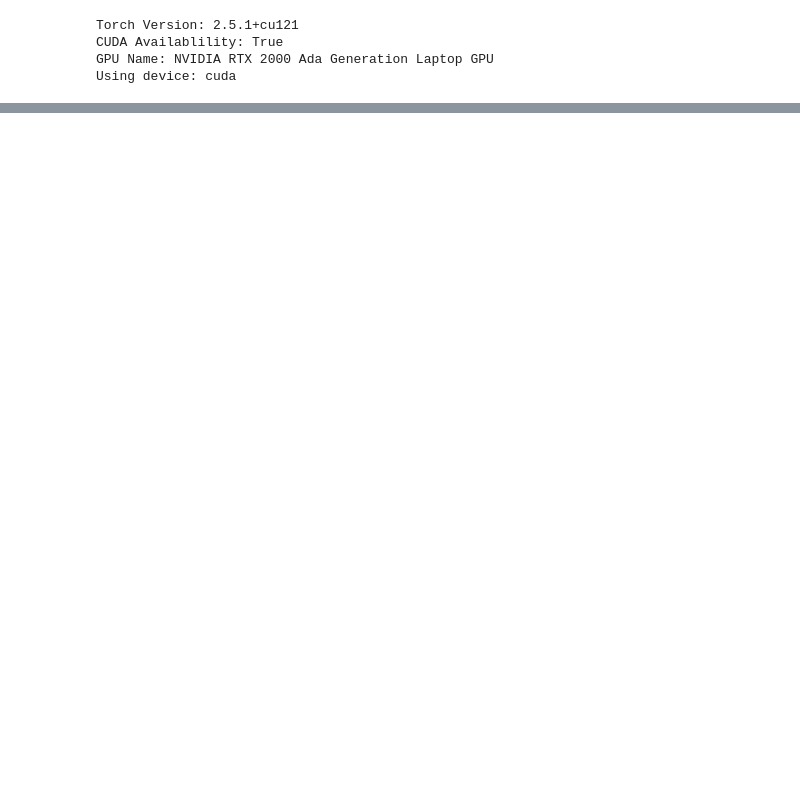
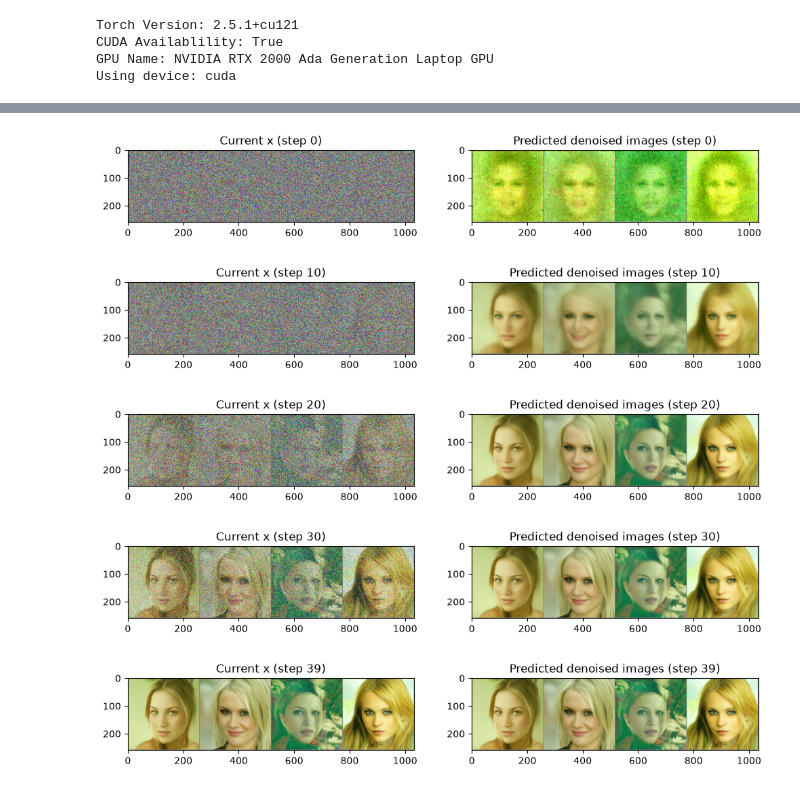
Before and after one commit to FlyingMatrix/diffusion, a Jupyter notebook: diffusion-fine-tuning.ipynb, the cells around one changed output, grey strips where cells are left out. Drawn from its saved outputs; the diff is of its cells as text; code cells hidden in the pictures; blank space fills up the shorter version.

```diff
--- a/diffusion-fine-tuning.ipynb
+++ b/diffusion-fine-tuning.ipynb
@@ -41,0 +42,46 @@ images[0]
+# %%
+# Create new scheduler and set num inference steps
+scheduler = DDIMScheduler.from_pretrained("google/ddpm-celebahq-256")
+scheduler.set_timesteps(num_inference_steps=40)
+# %%
+# The random starting point
+x = torch.randn(4, 3, 256, 256).to(device)  # Batch of 4, 3-channel 256 x 256 px images
+
+# Loop through the sampling timesteps
+for i, t in tqdm(enumerate(scheduler.timesteps)):
+
+    # Prepare model input
+    model_input = scheduler.scale_model_input(x, t)
+
+    # Get the prediction
+    with torch.no_grad():
+        noise_pred = image_pipe.unet(model_input, t)["sample"]
+
+    # Calculate what the updated sample should look like with the scheduler
+    scheduler_output = scheduler.step(noise_pred, t, x)
+
+    # Update x
+    x = scheduler_output.prev_sample
+
+    # Occasionally display both x and the predicted denoised images
+    if i % 10 == 0 or i == len(scheduler.timesteps) - 1:
+        fig, axs = plt.subplots(1, 2, figsize=(12, 5))
+
+        grid = torchvision.utils.make_grid(x, nrow=4).permute(1, 2, 0)
+        axs[0].imshow(grid.cpu().clip(-1, 1) * 0.5 + 0.5)
+        axs[0].set_title(f"Current x (step {i})")
+
+        pred_x0 = (
+            scheduler_output.pred_original_sample
+        )
+        grid = torchvision.utils.make_grid(pred_x0, nrow=4).permute(1, 2, 0)
+        axs[1].imshow(grid.cpu().clip(-1, 1) * 0.5 + 0.5)
+        axs[1].set_title(f"Predicted denoised images (step {i})")
+
+        plt.show()
+# %% [output]
+[figure, added]
+[figure, added]
+[figure, added]
+[figure, added]
+[figure, added]
```
Also changed, not shown: parts of 1 cell of this notebook.
